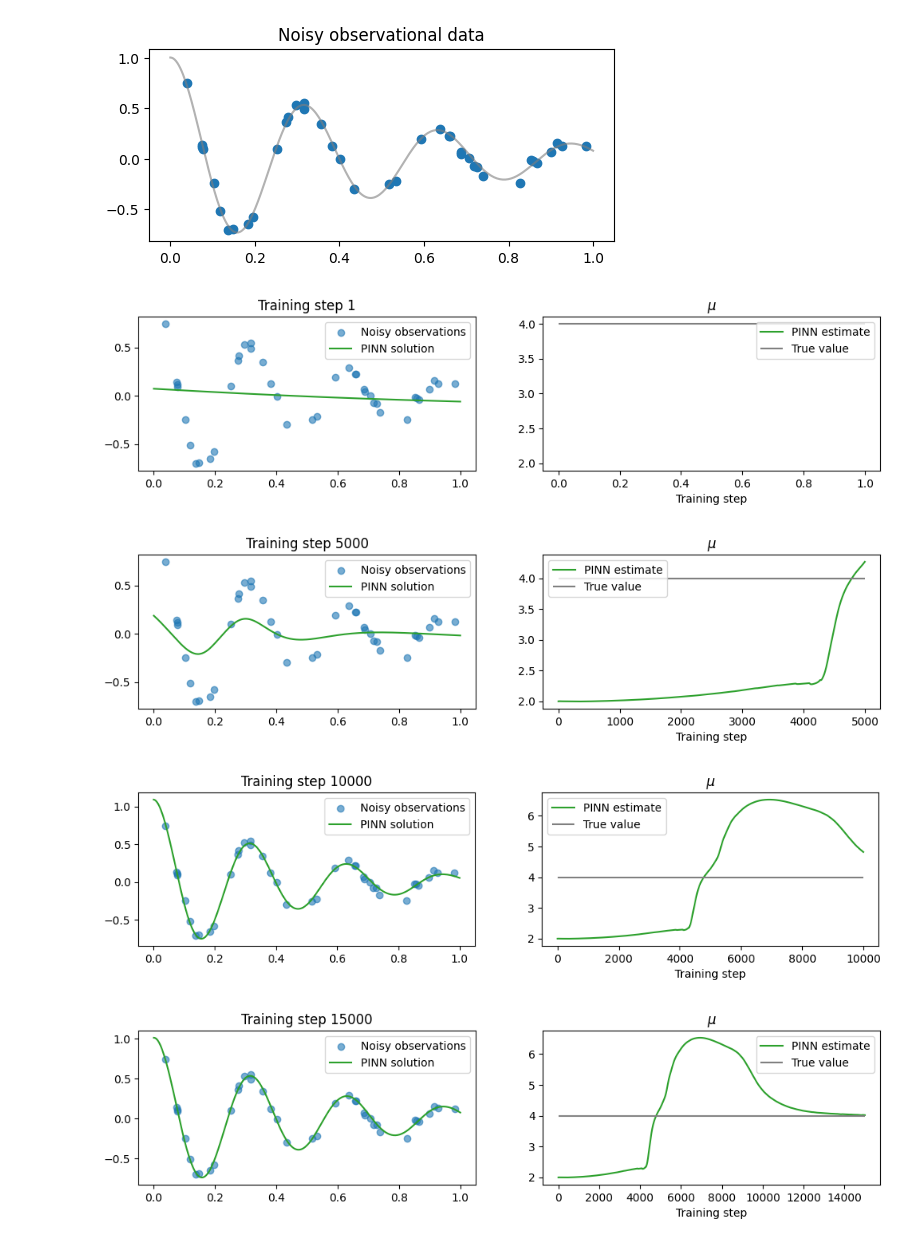
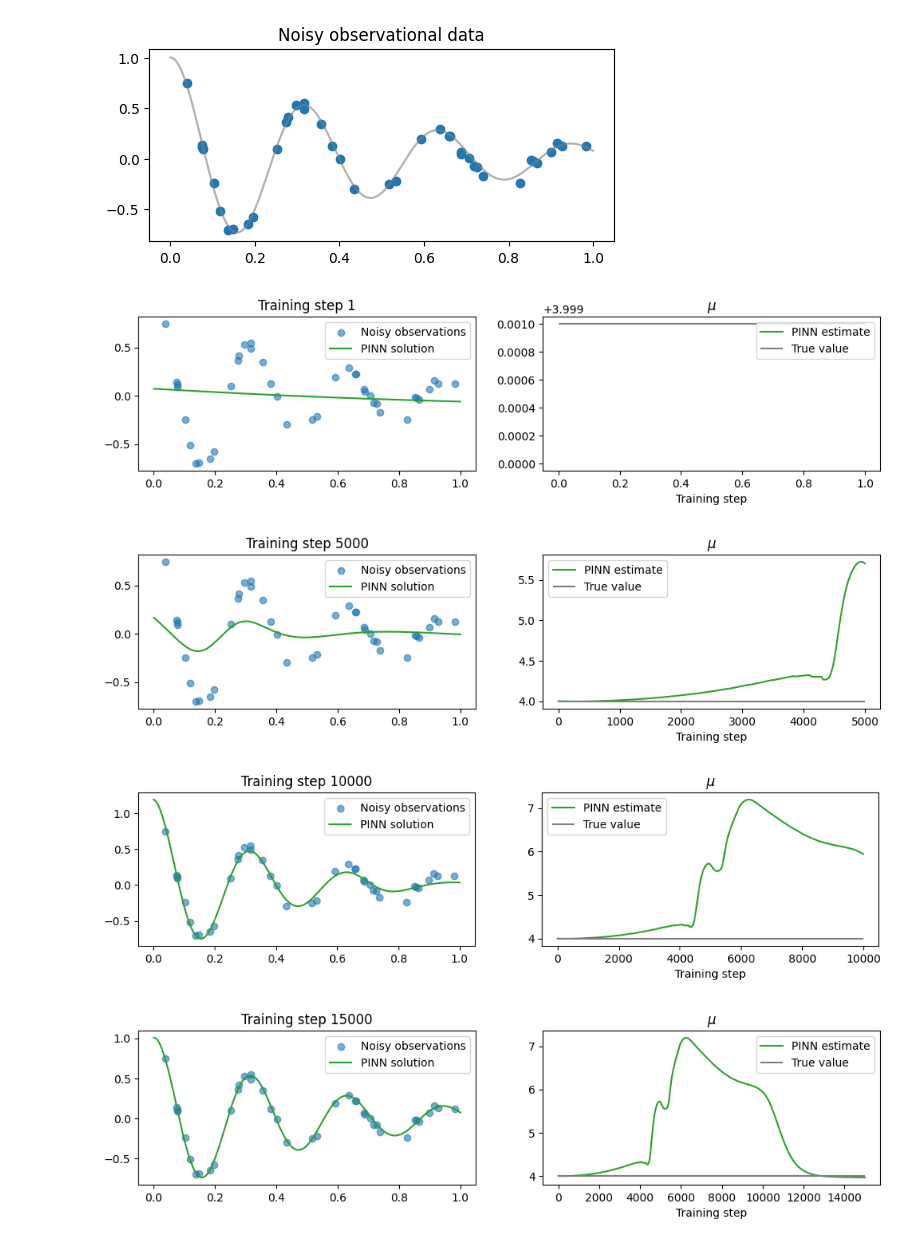
Before and after one commit to santongzhang/HiddenMarkovModel, a Jupyter notebook: Session 1 - Code Along - Training a PINN in PyTorch - Student.ipynb, the cells around one changed output. Cells and saved outputs as stored; diff of their text form; code cells hidden in the pictures.

```diff
--- a/Session 1 - Code Along - Training a PINN in PyTorch - Student.ipynb
+++ b/Session 1 - Code Along - Training a PINN in PyTorch - Student.ipynb
@@ -135,15 +135,16 @@ torch.manual_seed(123)
 pinn = FCN(1,1,32,3)
 
 # define boundary points, for the boundary loss
-t_boundary = torch.tensor(0.).view(-1,1).requires_grad_(True) # (1, 1)
+# TODO # (1, 1)
+t_boundary = torch.tensor([0.]).view(-1,1).requires_grad_(True)
 
 # define training points over the entire domain, for the physics loss
-t_physics = torch.linspace(0,1,30).view(-1,1).requires_grad_(True) # (30, 1)
+# TODO # (30, 1)
+t_physics = torch.linspace(0,1,30).view(-1,1).requires_grad_(True)
 
 # train the PINN
 d, w0 = 2, 20
-m = 1 # Define m as per problem description
-mu, k = 2*d, w0**2
+mu, k = 2*d, w0**2 # m is implicitly 1
 t_test = torch.linspace(0,1,300).view(-1,1)
 u_exact = exact_solution(d, w0, t_test)
 optimiser = torch.optim.Adam(pinn.parameters(),lr=1e-3)
@@ -156,16 +157,21 @@ for i in range(15000):
     lambda1, lambda2 = 1e-1, 1e-4
 
     # compute boundary loss
+    # Loss1: (u(0) - 1)^2
     u_boundary = pinn(t_boundary)
+    loss1 = torch.mean((u_boundary - 1)**2)
+
+    # Loss2: (du/dt(0) - 0)^2
     dudt_boundary = torch.autograd.grad(u_boundary, t_boundary, torch.ones_like(u_boundary), create_graph=True)[0]
-    loss1 = (u_boundary - 1)**2 # (u(0,theta) - 1)^2
-    loss2 = dudt_boundary**2    # (du/dt(0,theta) - 0)^2
+    loss2 = torch.mean((dudt_boundary - 0)**2)
 
     # compute physics loss
+    # Loss3: (d2u/dt2 + mu*du/dt + k*u)^2
     u_physics = pinn(t_physics)
     dudt_physics = torch.autograd.grad(u_physics, t_physics, torch.ones_like(u_physics), create_graph=True)[0]
     d2udt2_physics = torch.autograd.grad(dudt_physics, t_physics, torch.ones_like(dudt_physics), create_graph=True)[0]
-    loss3 = torch.mean((m*d2udt2_physics + mu*dudt_physics + k*u_physics)**2)
+    pde = d2udt2_physics + mu * dudt_physics + k * u_physics
+    loss3 = torch.mean(pde**2)
 
     # backpropagate joint loss, take optimiser step
     loss = loss1 + lambda1*loss2 + lambda2*loss3
@@ -252,19 +258,13 @@ t_physics = torch.linspace(0,1,50).view(-1,1).requires_grad_(True)# (50, 1)
 
 # train the PINN
 d, w0 = 2, 20
-m = 1 # Define m for Task 2, as per problem description
-
-# We are learning mu, so let's initialize it as a learnable parameter with an initial guess
-mu = torch.nn.Parameter(torch.tensor(2.0)) # Initial guess for mu
-
-# k is derived from w0
 k = w0**2
-
 t_test = torch.linspace(0,1,300).view(-1,1)
 u_exact = exact_solution(d, w0, t_test)
 
-# Re-initialize the optimiser for the new pinn and the learnable mu
-optimiser = torch.optim.Adam(list(pinn.parameters()) + [mu], lr=1e-3)
+# treat mu as a learnable parameter, add it to optimiser
+mu = torch.nn.Parameter(torch.tensor([2*d], dtype=torch.float32)) # Initialize mu as a learnable parameter
+optimiser = torch.optim.Adam(list(pinn.parameters()) + [mu], lr=1e-3) # Add mu to the optimizer
 
 mus = []
 for i in range(15000):
@@ -272,49 +272,47 @@ for i in range(15000):
 
     # compute each term of the PINN loss function above
     # using the following hyperparameters
-    lambda1 = 1e4
+    lambda1 = 1e4 # This lambda is for data loss based on Task 2 description
 
     # compute physics loss
-    u = pinn(t_physics)# (50, 1)
-    dudt = torch.autograd.grad(u, t_physics, torch.ones_like(u), create_graph=True)[0]# (50, 1)
+    u_physics_pred = pinn(t_physics)# (50, 1)
+    dudt = torch.autograd.grad(u_physics_pred, t_physics, torch.ones_like(u_physics_pred), create_graph=True)[0]# (50, 1)
     d2udt2 = torch.autograd.grad(dudt, t_physics, torch.ones_like(dudt), create_graph=True)[0]# (50, 1)
-    # Use m here, and mu is now a learnable parameter
-    loss1 = torch.mean((m*d2udt2 + mu*dudt + k*u)**2)
+    loss1 = torch.mean((d2udt2 + mu*dudt + k*u_physics_pred)**2)
 
     # compute data loss
-    # Based on the problem description: (pinn(t_j, theta) - u_obs(t_j))^2
-    u_pred_obs = pinn(t_obs)
-    loss2 = torch.mean((u_pred_obs - u_obs)**2)
+    u_data_pred = pinn(t_obs) # t_obs and u_obs are assumed to be available from previous cell
+    loss2 = torch.mean((u_data_pred - u_obs)**2)
 
     # backpropagate joint loss, take optimiser step
     loss = loss1 + lambda1*loss2
-    loss.backward()
+    loss.backward(retain_graph=True) # Add retain_graph=True to fix RuntimeError
     optimiser.step()
 
     # record mu value
     mus.append(mu.item())
 
     # plot the result as training progresses
     if (i+1)%5000 == 0 or i==0:
         u = pinn(t_test).detach()
         plt.figure(figsize=(12,2.5))
 
         plt.subplot(1,2,1)
         plt.scatter(t_obs[:,0], u_obs[:,0], label="Noisy observations", alpha=0.6, color="tab:blue")
         plt.plot(t_test[:,0], u[:,0], label="PINN solution", color="tab:green")
         plt.title(f"Training step {i+1}")
         plt.legend()
 
         plt.subplot(1,2,2)
         plt.title("$\mu$")
         plt.plot(mus, label="PINN estimate", color="tab:green")
         plt.hlines(2*d, 0, len(mus), label="True value", color="tab:grey")
         plt.xlabel("Training step")
         plt.legend()
 
         plt.show()
 # %% [output]
-[figure, old version]
+[figure, new version]
-[figure, old version]
+[figure, new version]
-[figure, old version]
+[figure, new version]
-[figure, old version]
+[figure, new version]
```
Also changed, not shown: parts of 1 cell of this notebook.
